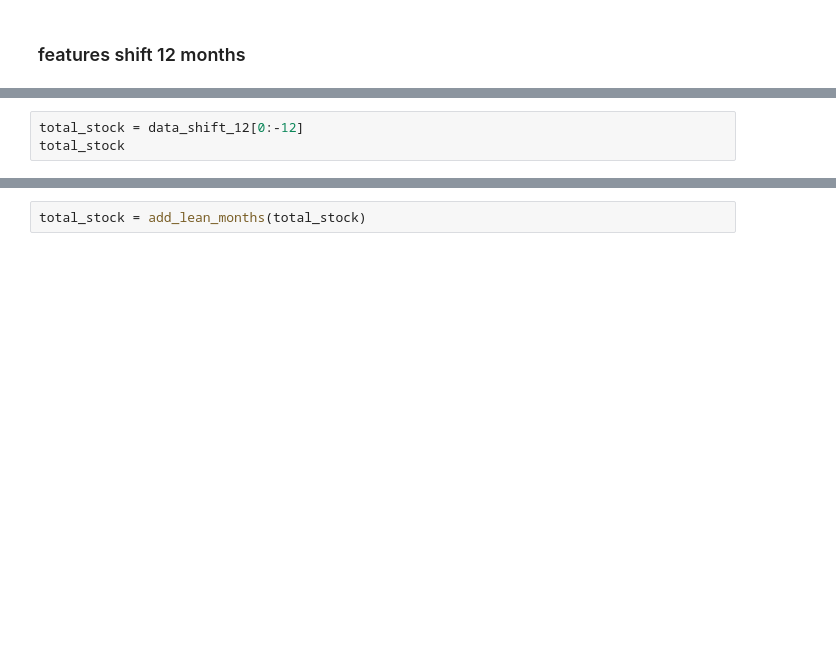
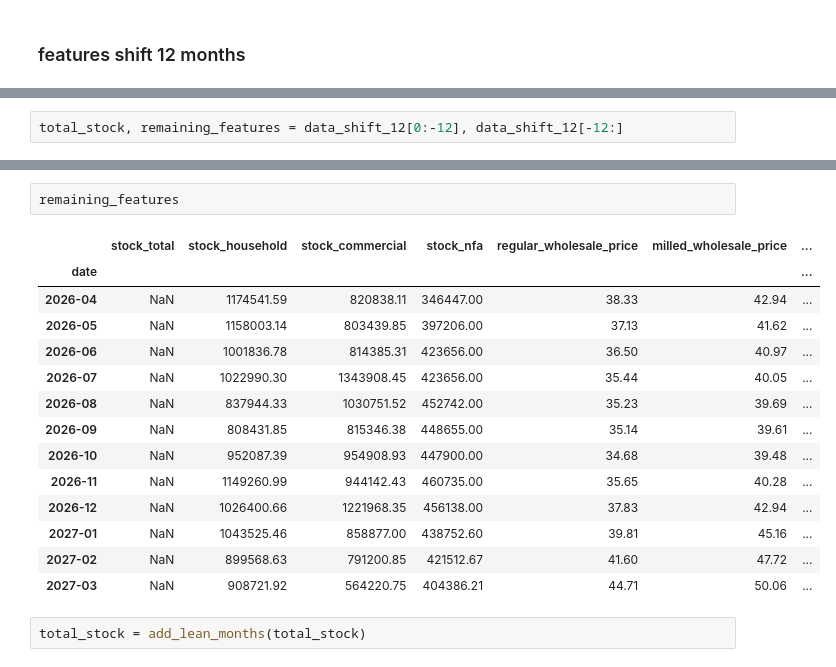
Before and after one commit to emmanresu/Thesis-Keras, a Jupyter notebook: rice_stocks.ipynb, the cells around one changed output, grey strips where cells are left out. Drawn from its saved outputs; the diff is of its cells as text; blank space fills up the shorter version.

Commit message:
simplified features shifting and added its function

```diff
--- a/rice_stocks.ipynb
+++ b/rice_stocks.ipynb
@@ -700,3 +700,2 @@ data_shift_12
 # %%
-total_stock = data_shift_12[0:-12]
-total_stock
+total_stock, remaining_features = data_shift_12[0:-12], data_shift_12[-12:]
@@ -718,3 +702,20 @@ total_stock
+# %%
+remaining_features
+# %% [output]
+|  | stock_total | stock_household | stock_commercial | stock_nfa | regular_wholesale_price | milled_wholesale_price | ... |
+| date |  |  |  |  |  |  | ... |
+| 2026-04 | NaN | 1174541.59 | 820838.11 | 346447.00 | 38.33 | 42.94 | ... |
+| 2026-05 | NaN | 1158003.14 | 803439.85 | 397206.00 | 37.13 | 41.62 | ... |
+| 2026-06 | NaN | 1001836.78 | 814385.31 | 423656.00 | 36.50 | 40.97 | ... |
+| 2026-07 | NaN | 1022990.30 | 1343908.45 | 423656.00 | 35.44 | 40.05 | ... |
+| 2026-08 | NaN | 837944.33 | 1030751.52 | 452742.00 | 35.23 | 39.69 | ... |
+| 2026-09 | NaN | 808431.85 | 815346.38 | 448655.00 | 35.14 | 39.61 | ... |
+| 2026-10 | NaN | 952087.39 | 954908.93 | 447900.00 | 34.68 | 39.48 | ... |
+| 2026-11 | NaN | 1149260.99 | 944142.43 | 460735.00 | 35.65 | 40.28 | ... |
+| 2026-12 | NaN | 1026400.66 | 1221968.35 | 456138.00 | 37.83 | 42.94 | ... |
+| 2027-01 | NaN | 1043525.46 | 858877.00 | 438752.60 | 39.81 | 45.16 | ... |
+| 2027-02 | NaN | 899568.63 | 791200.85 | 421512.67 | 41.60 | 47.72 | ... |
+| 2027-03 | NaN | 908721.92 | 564220.75 | 404386.21 | 44.71 | 50.06 | ... |
 # %%
 total_stock = add_lean_months(total_stock)
 # %% [output]
```
Also changed, not shown: parts of 4 cells of this notebook.
